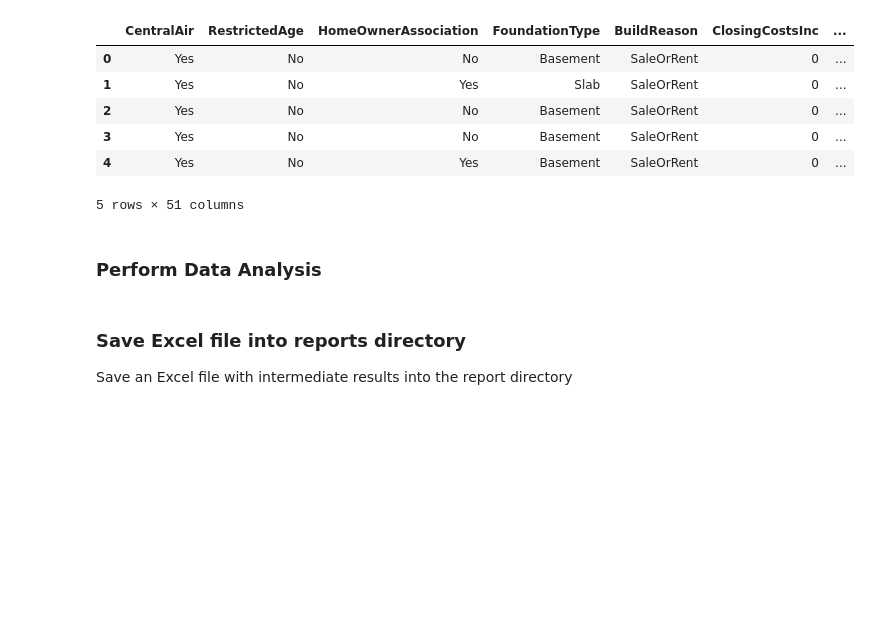
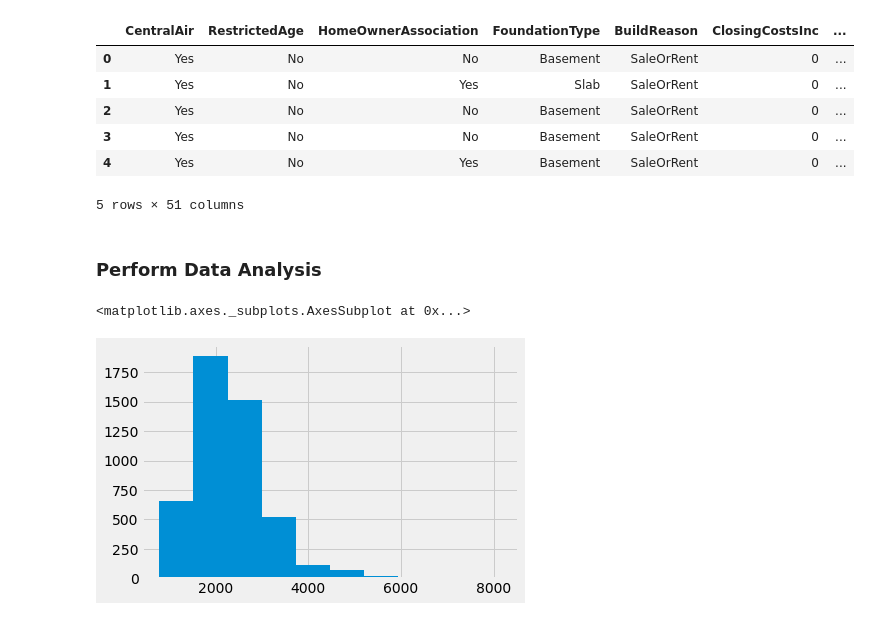
Before and after one commit to aaronwalters79/characteristics_of_new_housing, a Jupyter notebook: 2-EDA.ipynb, the cells around one changed output. Cells and saved outputs as stored; diff of their text form; code cells hidden in the pictures; blank space fills up the shorter version.

Commit message:
Created some basic visuals for demonstration

```diff
--- a/2-EDA.ipynb
+++ b/2-EDA.ipynb
@@ -16,6 +16,11 @@ from pathlib import Path
 from datetime import datetime
 #import seaborn as sns
 import feather
+import matplotlib.pyplot as plt
+import matplotlib.dates as mdates
+from matplotlib import style
+style.use('fivethirtyeight')
+%matplotlib inline
 # %% [markdown]
 ### File Locations
 # %%
@@ -34,9 +39,7 @@ df.head()
 | 3 | Yes | No | No | Basement | SaleOrRent | 0 | ... |
 | 4 | Yes | No | Yes | Basement | SaleOrRent | 0 | ... |
 5 rows × 51 columns
+# %%
+df.set_index('PermitAuthorizationDate', inplace=True)
 # %% [markdown]
 ### Perform Data Analysis
-# %% [markdown]
-### Save Excel file into reports directory
-
-Save an Excel file with intermediate results into the report directory
@@ -48,0 +46,5 @@ writer.save()
+# %%
+df.loc[df['RestrictedAge'] =='Yes','FootagePrelimSQFT'].hist()
+# %% [output]
+<matplotlib.axes._subplots.AxesSubplot at 0x...>
+[figure, added]
```
Also changed, not shown: parts of 6 cells of this notebook, 3 other files.
